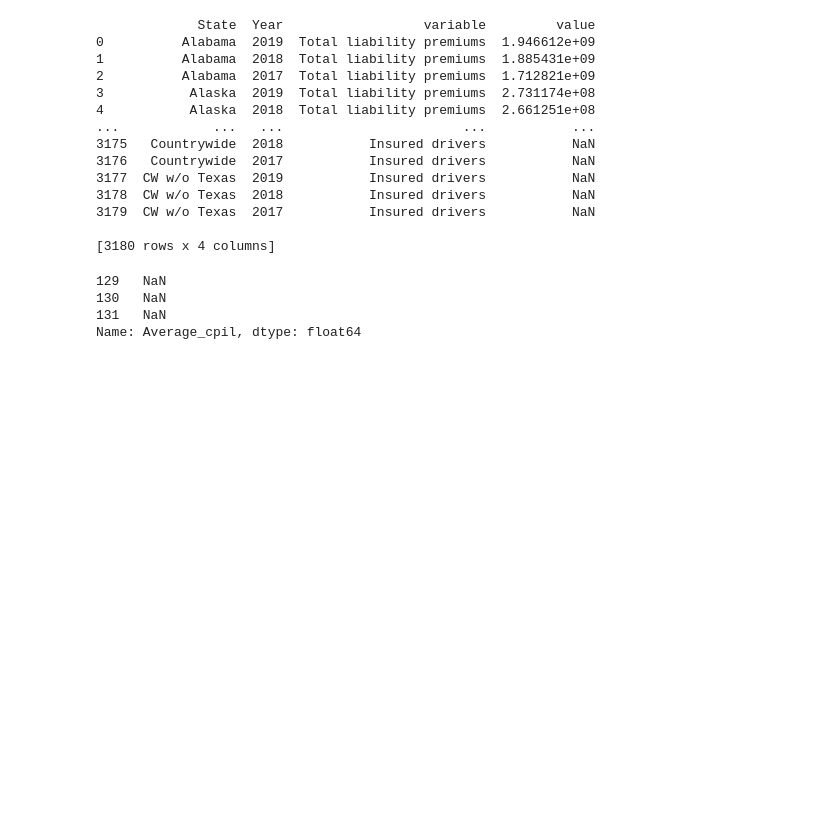
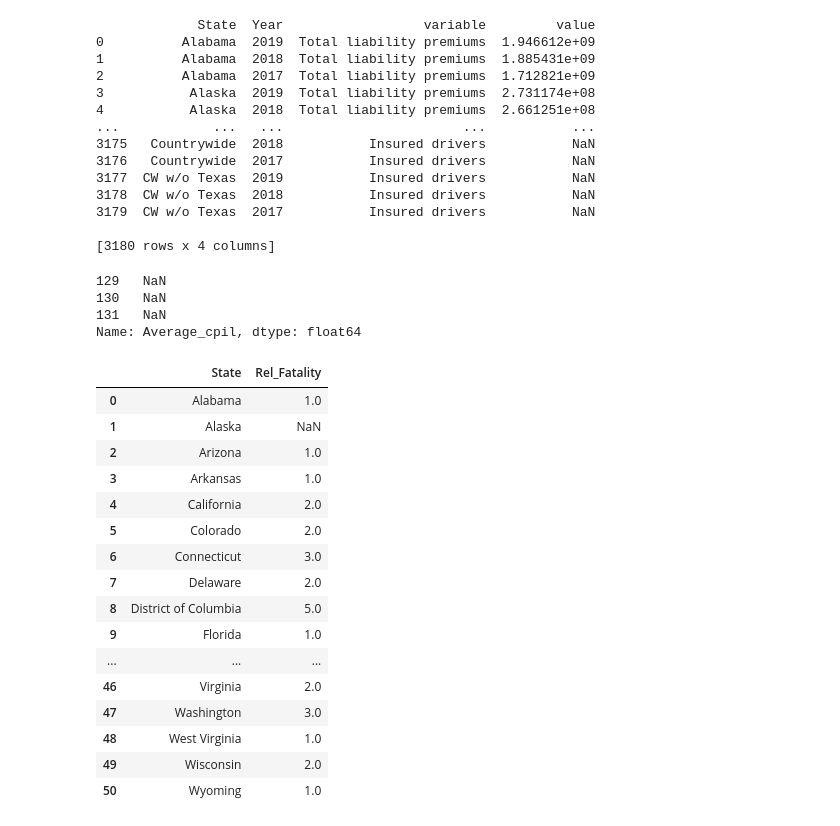
Before and after one commit to LeaSlot/WT_Car, a Jupyter notebook: Quint_notebook1.ipynb, the cells around one changed output. Cells and saved outputs as stored; diff of their text form; code cells hidden in the pictures; blank space fills up the shorter version.

```diff
--- a/Quint_notebook1.ipynb
+++ b/Quint_notebook1.ipynb
@@ -438,3 +436,27 @@ df_claims['Rating_Total_Liability_Profit_Ratio'] = df_claims['Average_tlpr'].app
 df_claims['Rating_Bodily_Liability_Profit_Ratio'] = df_claims['Average_blpr'].apply(assign_rating(df_claims['Average_blpr']))
 df_claims['Rating_Gross_Profit_Per_Driver'] = df_claims['Average_gppd'].apply(assign_rating(df_claims['Average_gppd']))
 df_claims['Rating_Bodily_Cost_Per_Claim'] = df_claims['Average_cpil'].apply(assign_rating(df_claims['Average_cpil']))
+# %%
+df_ratings_bart = pd.read_csv('Rating_pivot.csv')
+
+df_ratings_bart = df_ratings_bart[['State', 'Rel_Fatality']]
+
+df_ratings_bart.reset_index(drop=True)
+# %% [output]
+|  | State | Rel_Fatality |
+| 0 | Alabama | 1.0 |
+| 1 | Alaska | NaN |
+| 2 | Arizona | 1.0 |
+| 3 | Arkansas | 1.0 |
+| 4 | California | 2.0 |
+| 5 | Colorado | 2.0 |
+| 6 | Connecticut | 3.0 |
+| 7 | Delaware | 2.0 |
+| 8 | District of Columbia | 5.0 |
+| 9 | Florida | 1.0 |
+| ... | ... | ... |
+| 46 | Virginia | 2.0 |
+| 47 | Washington | 3.0 |
+| 48 | West Virginia | 1.0 |
+| 49 | Wisconsin | 2.0 |
+| 50 | Wyoming | 1.0 |
```
Also changed, not shown: parts of 13 cells of this notebook, 2 other files.
